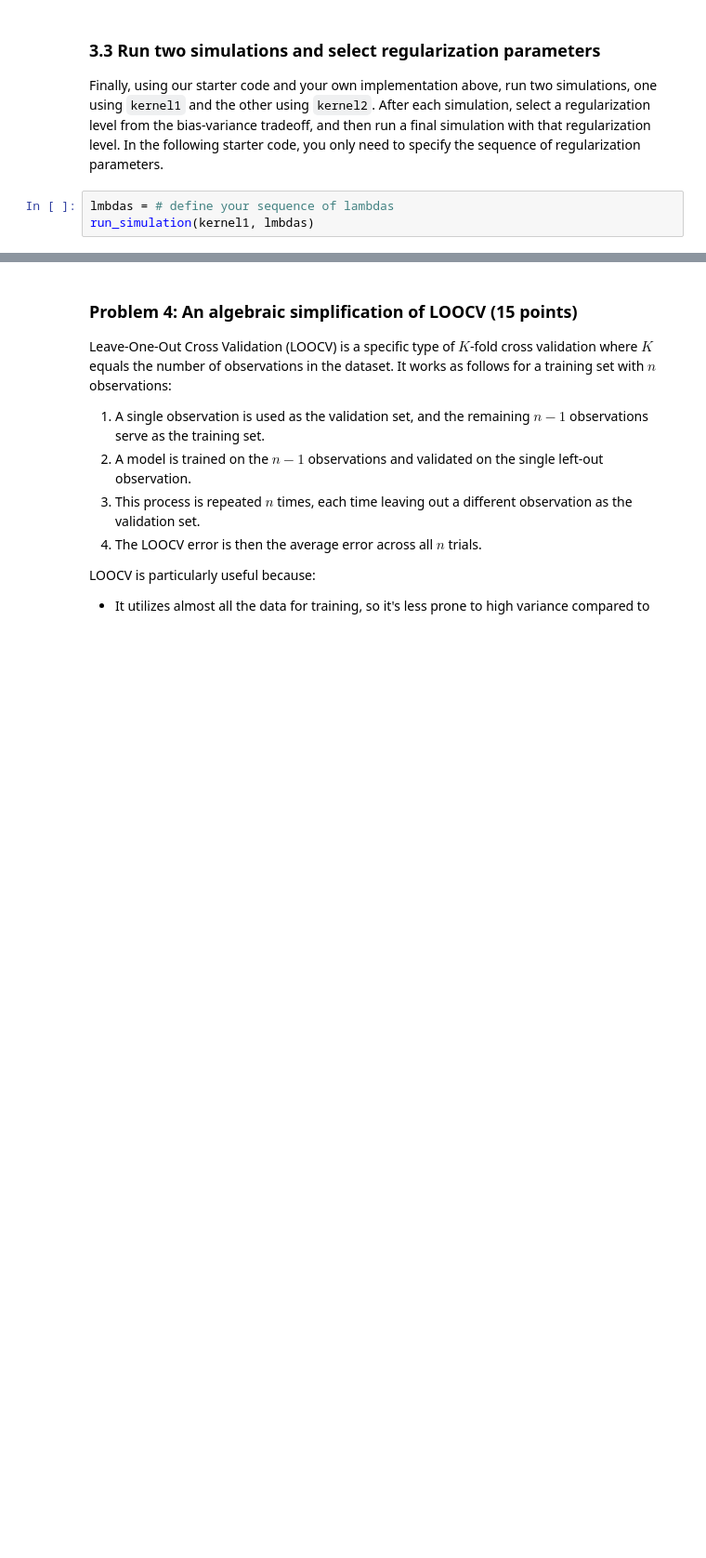
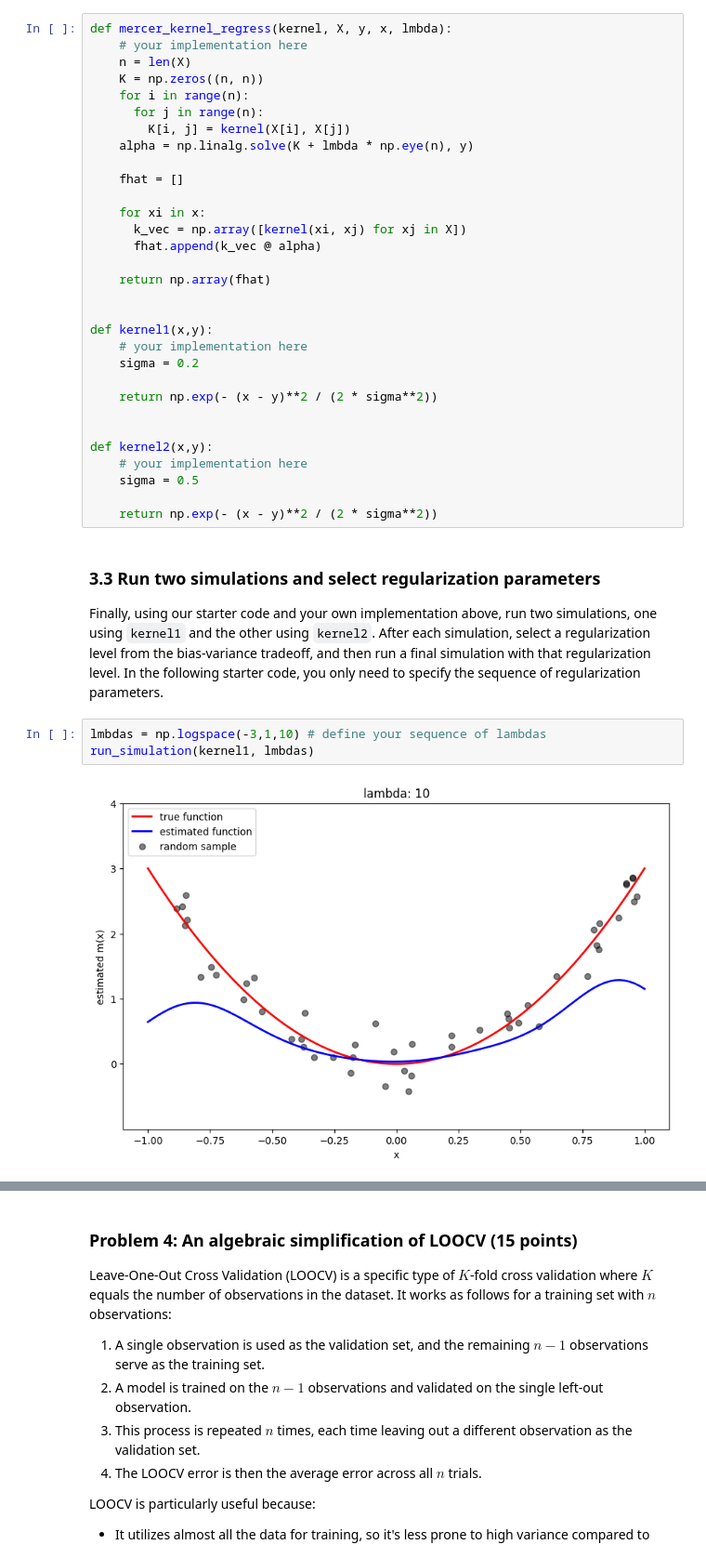
Before and after one commit to BonniePappas/Intermediate-ML, a Jupyter notebook: assignments/assn1/assn1.ipynb, the cells around one changed output, grey strips where cells are left out. Shown at 93% size. Cells and saved outputs as stored; diff of their text form; blank space fills up the shorter version.

```diff
--- a/assignments/assn1/assn1.ipynb
+++ b/assignments/assn1/assn1.ipynb
@@ -448,3 +491,34 @@ def kernel2(x,y):
+# %%
+def mercer_kernel_regress(kernel, X, y, x, lmbda):
+    # your implementation here
+    n = len(X)
+    K = np.zeros((n, n))
+    for i in range(n):
+      for j in range(n):
+        K[i, j] = kernel(X[i], X[j])
+    alpha = np.linalg.solve(K + lmbda * np.eye(n), y)
+
+    fhat = []
+
+    for xi in x:
+      k_vec = np.array([kernel(xi, xj) for xj in X])
+      fhat.append(k_vec @ alpha)
+
+    return np.array(fhat)
+
+
+def kernel1(x,y):
+    # your implementation here
+    sigma = 0.2
+
+    return np.exp(- (x - y)**2 / (2 * sigma**2))
+
+
+def kernel2(x,y):
+    # your implementation here
+    sigma = 0.5
+
+    return np.exp(- (x - y)**2 / (2 * sigma**2))
 # %% [markdown]
 ###  3.3 Run two simulations and select regularization parameters
 
@@ -452,5 +526,7 @@ Finally, using our starter code and your own implementation above, run two simul
 using `kernel1` and the other using `kernel2`. After each simulation, select a regularization level from the bias-variance tradeoff, and then run a final simulation with that regularization level. In the following
 starter code, you only need to specify the sequence of regularization parameters.
 # %%
-lmbdas = # define your sequence of lambdas
+lmbdas = np.logspace(-3,1,10) # define your sequence of lambdas
 run_simulation(kernel1, lmbdas)
+# %% [output]
+[figure, added]
```
Also changed, not shown: parts of 16 cells of this notebook.
